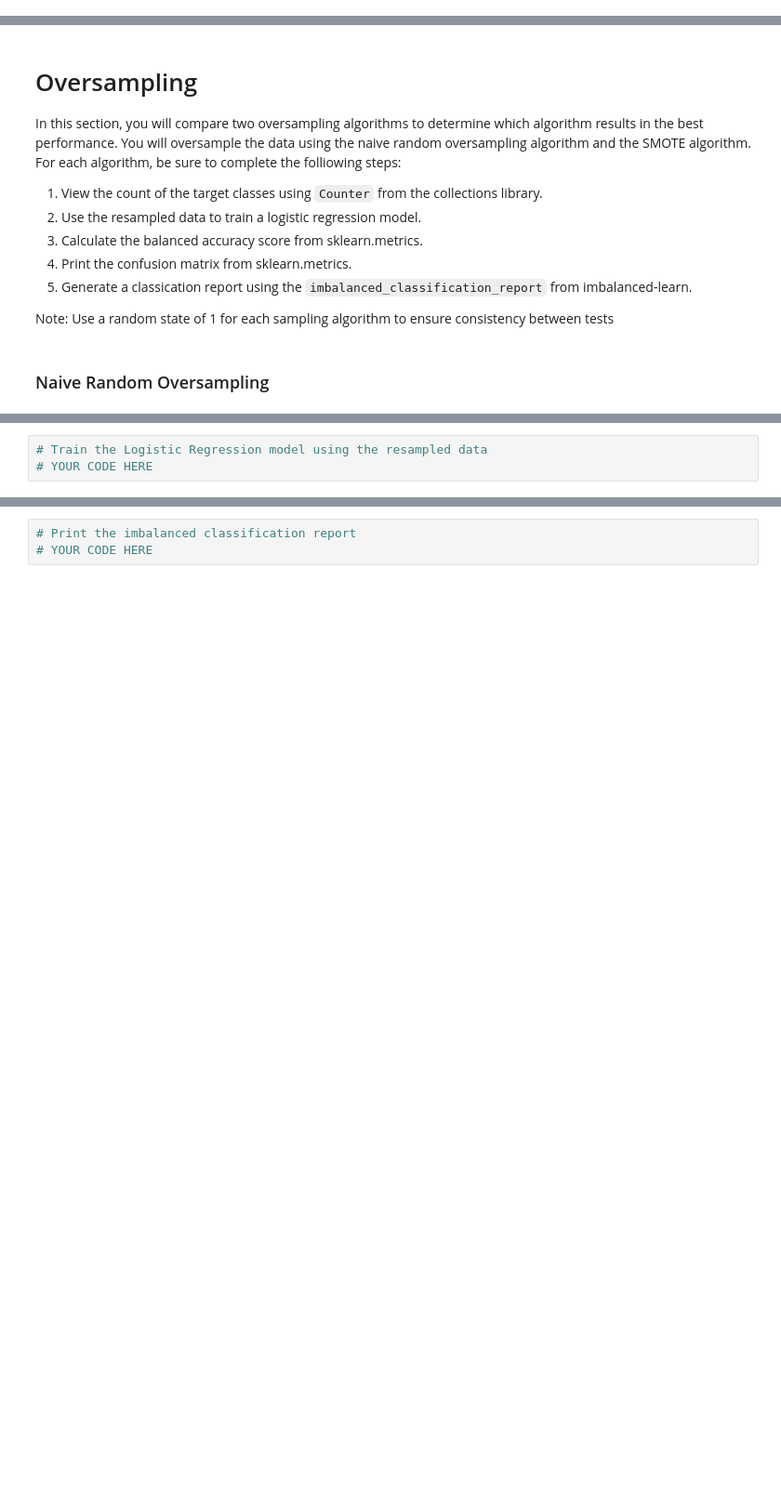
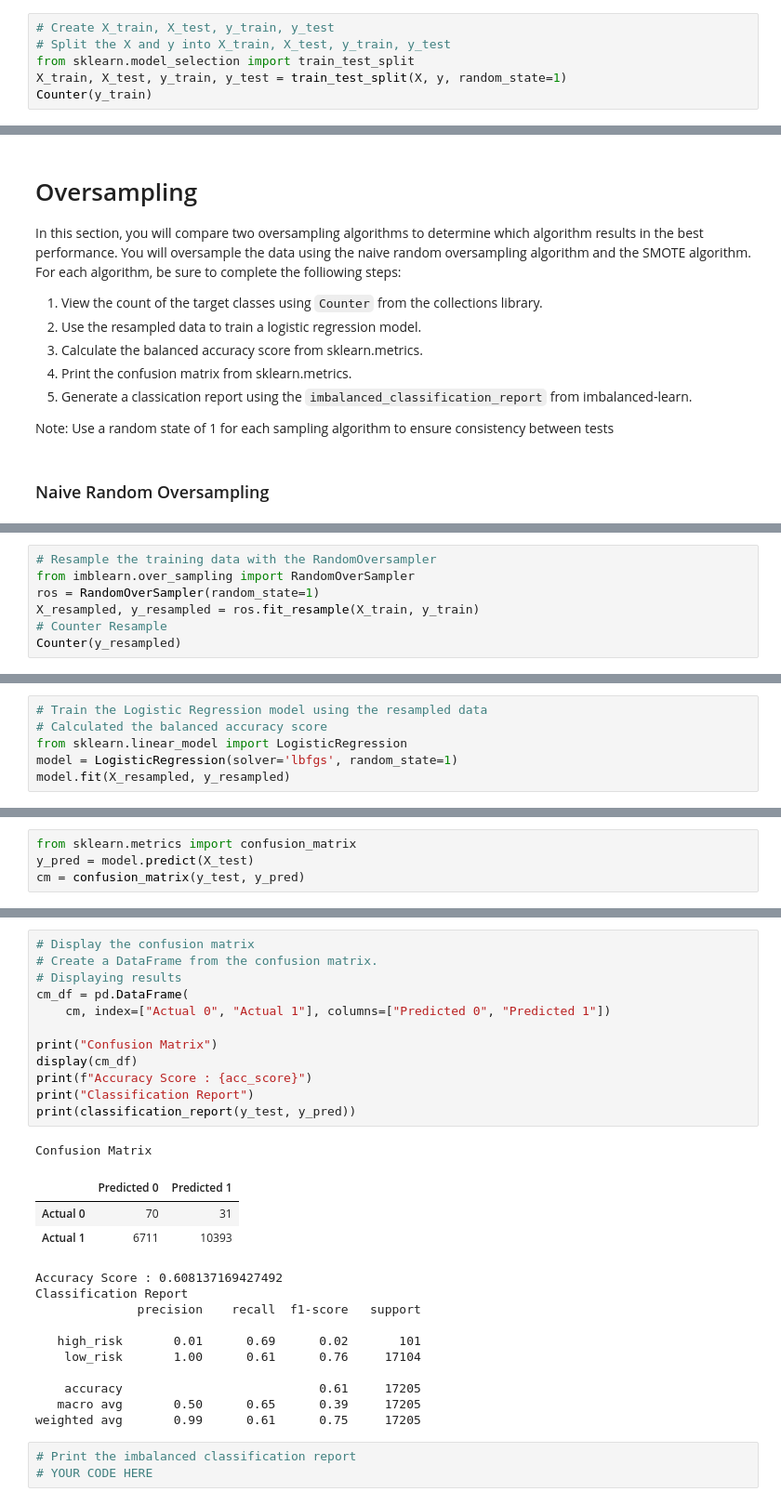
Before and after one commit to juan-mpn/CreditRisk, a Jupyter notebook: Notebook/credit_risk_resampling-Challenge.ipynb, the cells around one changed output, grey strips where cells are left out. Shown: that part at 93% size. Cells and saved outputs as stored; diff of their text form; blank space fills up the shorter version.

Commit message:
C17 - fix for CR resample, dumies()

```diff
--- a/Notebook/credit_risk_resampling-Challenge.ipynb
+++ b/Notebook/credit_risk_resampling-Challenge.ipynb
@@ -118,0 +116,6 @@ Counter({'low_risk': 68470, 'high_risk': 347})
+# %%
+# Create X_train, X_test, y_train, y_test
+# Split the X and y into X_train, X_test, y_train, y_test
+from sklearn.model_selection import train_test_split
+X_train, X_test, y_train, y_test = train_test_split(X, y, random_state=1)
+Counter(y_train)
@@ -137,0 +138,7 @@ Counter({'low_risk': 51366, 'high_risk': 51366})
+# %%
+# Resample the training data with the RandomOversampler
+from imblearn.over_sampling import RandomOverSampler
+ros = RandomOverSampler(random_state=1)
+X_resampled, y_resampled = ros.fit_resample(X_train, y_train)
+# Counter Resample
+Counter(y_resampled)
@@ -138,5 +147,8 @@ Counter({'low_risk': 51366, 'high_risk': 51366})
 # %%
 # Train the Logistic Regression model using the resampled data
-# YOUR CODE HERE
+# Calculated the balanced accuracy score
+from sklearn.linear_model import LogisticRegression
+model = LogisticRegression(solver='lbfgs', random_state=1)
+model.fit(X_resampled, y_resampled)
 # %% [output]
 LogisticRegression(C=1.0, class_weight=None, dual=False, fit_intercept=True,
@@ -146,2 +159,6 @@ LogisticRegression(C=1.0, class_weight=None, dual=False, fit_intercept=True,
+# %%
+from sklearn.metrics import confusion_matrix
+y_pred = model.predict(X_test)
+cm = confusion_matrix(y_test, y_pred)
 # %%
 # Calculated the balanced accuracy score
@@ -157,3 +169,30 @@ array([[   73,    28],
+# %%
+# Display the confusion matrix
+# Create a DataFrame from the confusion matrix.
+# Displaying results
+cm_df = pd.DataFrame(
+    cm, index=["Actual 0", "Actual 1"], columns=["Predicted 0", "Predicted 1"])
+
+print("Confusion Matrix")
+display(cm_df)
+print(f"Accuracy Score : {acc_score}")
+print("Classification Report")
+print(classification_report(y_test, y_pred))
+# %% [output]
+Confusion Matrix
+|  | Predicted 0 | Predicted 1 |
+| Actual 0 | 70 | 31 |
+| Actual 1 | 6711 | 10393 |
+Accuracy Score : 0.608137169427492
+Classification Report
+              precision    recall  f1-score   support
+
+   high_risk       0.01      0.69      0.02       101
+    low_risk       1.00      0.61      0.76     17104
+
+    accuracy                           0.61     17205
+   macro avg       0.50      0.65      0.39     17205
+weighted avg       0.99      0.61      0.75     17205
 # %%
 # Print the imbalanced classification report
 # YOUR CODE HERE
```
Also changed, not shown: parts of 7 cells of this notebook, 1 other file.
